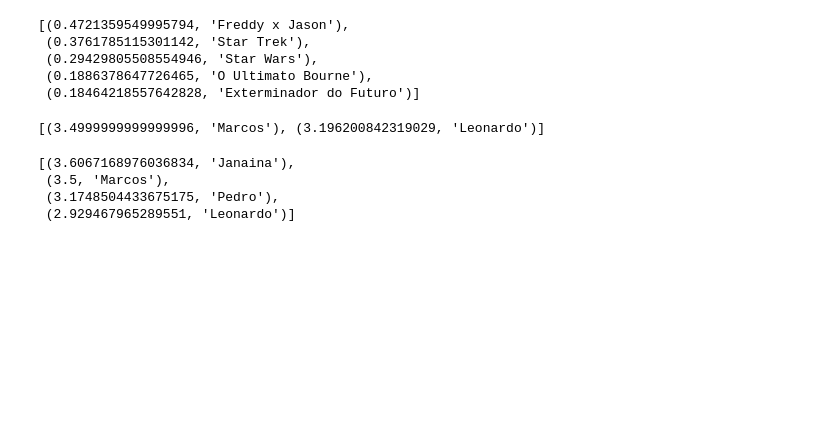
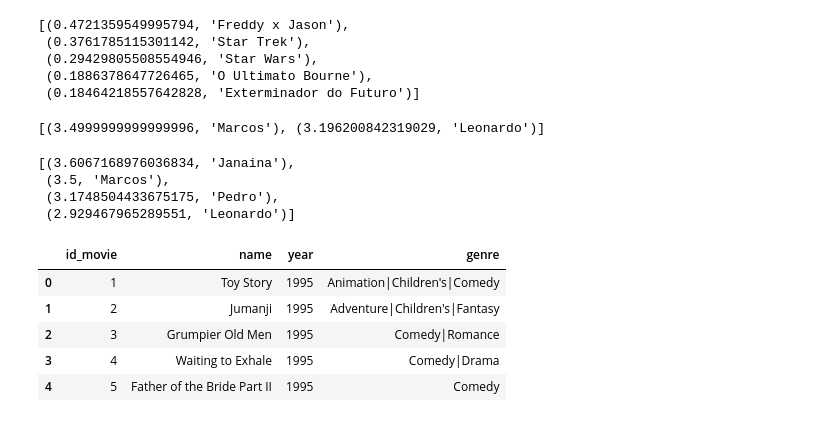
Before and after one commit to itimes-digital/estudo-python-git, a Jupyter notebook: inteligencia_artificial_sistemas_recomendacao_python_v1.ipynb, the cells around one changed output. Cells and saved outputs as stored; diff of their text form; code cells hidden in the pictures; blank space fills up the shorter version.

```diff
--- a/inteligencia_artificial_sistemas_recomendacao_python_v1.ipynb
+++ b/inteligencia_artificial_sistemas_recomendacao_python_v1.ipynb
@@ -324,0 +342,18 @@ get_recomendacoes(avaliacoes_filmes, 'Star Trek')
+# %%
+url_movies = 'https://raw.githubusercontent.com/itimes-digital/estudo-python-git/master/machine-learning/dataset/data-movielens/movies.dat'
+url_ratings = 'https://raw.githubusercontent.com/itimes-digital/estudo-python-git/master/machine-learning/dataset/data-movielens/ratings.dat'
+
+base_movies = pd.read_csv(url_movies, sep=";", error_bad_lines=False, header=None)
+base_ratings = pd.read_csv(url_ratings, sep="|", error_bad_lines=False, header=None)
+# %%
+base_movies.columns = ['id_movie', 'name', 'year', 'genre'];
+base_ratings.columns = ['id_user', 'id_movie', 'ratings', 'times'];
+# %%
+base_movies.head()
+# %% [output]
+|  | id_movie | name | year | genre |
+| 0 | 1 | Toy Story | 1995 | Animation|Children's|Comedy |
+| 1 | 2 | Jumanji | 1995 | Adventure|Children's|Fantasy |
+| 2 | 3 | Grumpier Old Men | 1995 | Comedy|Romance |
+| 3 | 4 | Waiting to Exhale | 1995 | Comedy|Drama |
+| 4 | 5 | Father of the Bride Part II | 1995 | Comedy |
```
Also changed, not shown: parts of 18 cells of this notebook.
